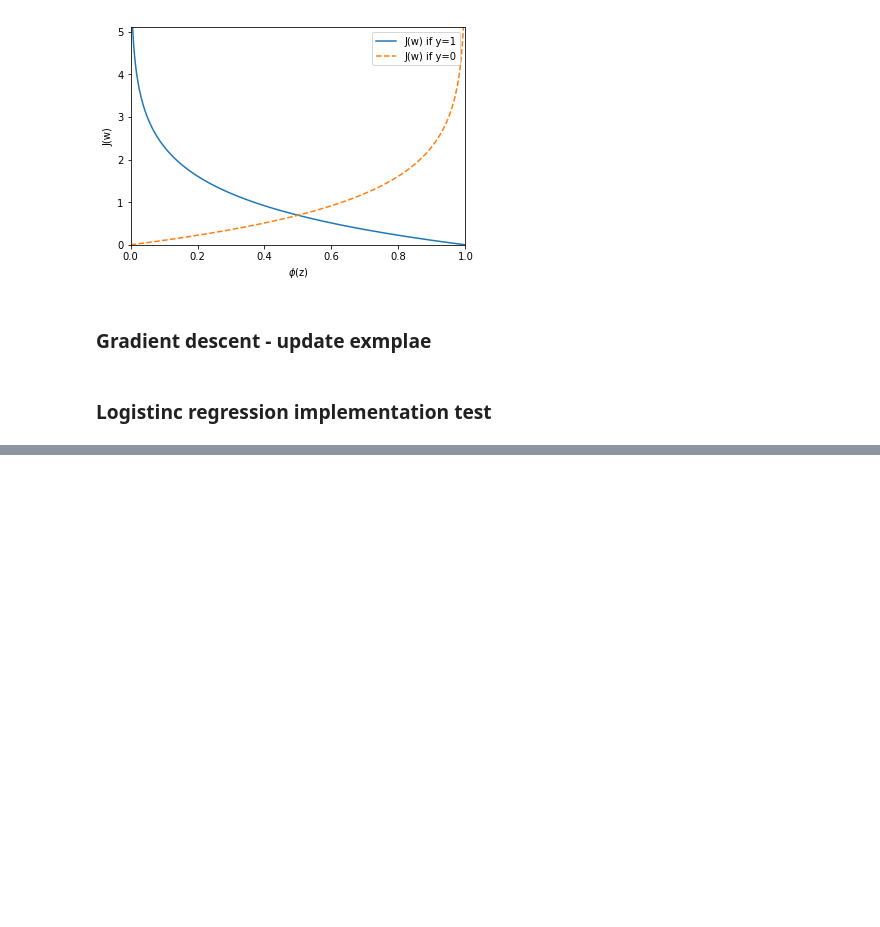
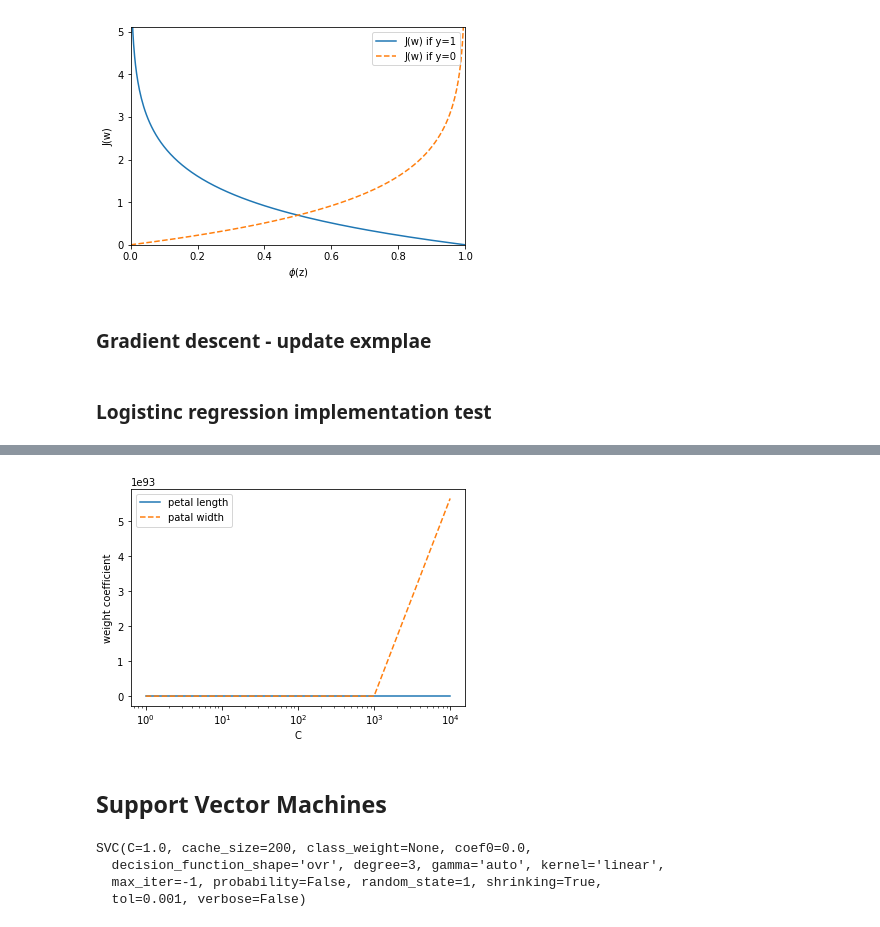
Before and after one commit to azenor-github/python-machine-learning-book, a Jupyter notebook: ch03/ch03.ipynb, the cells around one changed output, grey strips where cells are left out. Cells and saved outputs as stored; diff of their text form; code cells hidden in the pictures; blank space fills up the shorter version.

```diff
--- a/ch03/ch03.ipynb
+++ b/ch03/ch03.ipynb
@@ -191,0 +236,33 @@ plt.show()
+# %%
+X_train_std_01_subset = X_train_std[(y_train == 0) | (y_train == 1)]
+y_train_01_subset = y_train[(y_train == 0) | (y_train == 1)]
+# %%
+weights, params = [], []
+for c in np.arange(0, 5):
+    lr = LogisticRegresionGD(eta=0.001, n_iter=100, random_state=1, lambda_=10.**c)
+    lr.fit(X_train_std_01_subset, y_train_01_subset)
+    weights.append(lr.weights)
+    params.append(10.**c)
+weights = np.array(weights)
+# %%
+plt.plot(params, weights[:, 0], label="petal length")
+plt.plot(params, weights[:, 1], label="patal width", linestyle="--")
+plt.ylabel("weight coefficient")
+plt.xlabel("C")
+plt.legend(loc="upper left")
+plt.xscale("log")
+plt.show()
+# %% [output]
+[figure, added]
+# %% [markdown]
+## Support Vector Machines
+# %%
+from sklearn.svm import SVC
+
+svm = SVC(kernel="linear", C=1.0, random_state=1)
+svm.fit(X_train_std, y_train)
+# %% [output]
+SVC(C=1.0, cache_size=200, class_weight=None, coef0=0.0,
+  decision_function_shape='ovr', degree=3, gamma='auto', kernel='linear',
+  max_iter=-1, probability=False, random_state=1, shrinking=True,
+  tol=0.001, verbose=False)
```
Also changed, not shown: parts of 31 cells of this notebook, 2 other files.
